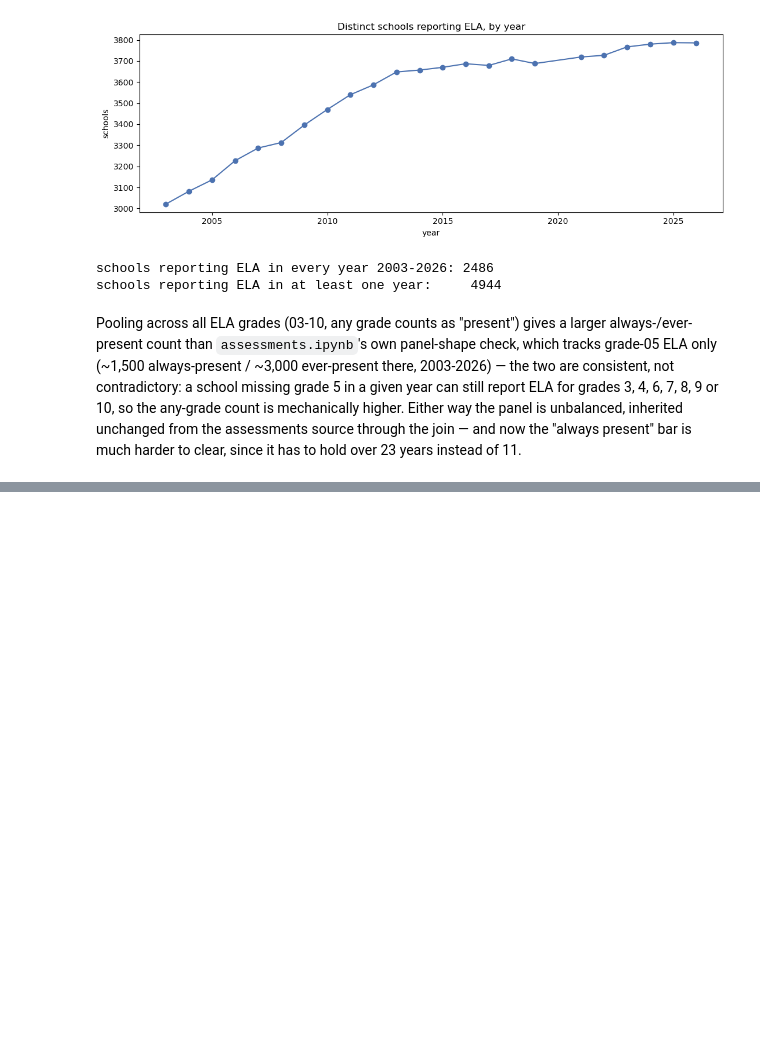
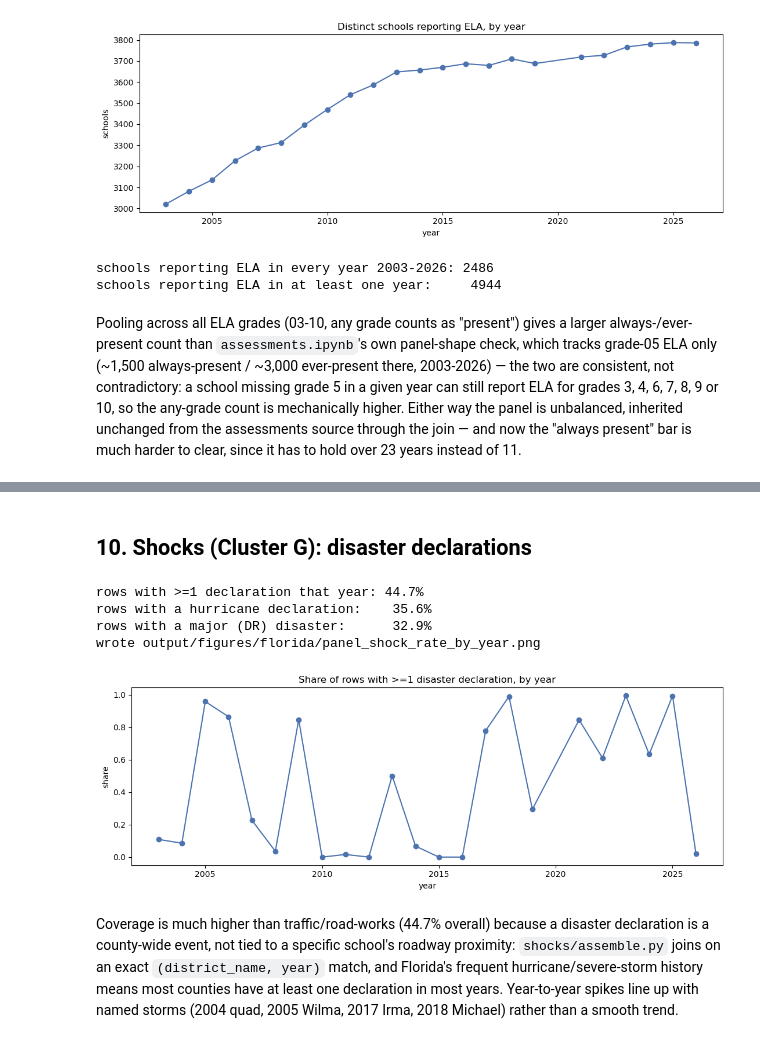
Before and after one commit to felixschulz385/noise-pollution, a Jupyter notebook: output/notebooks/florida/descriptive_statistics.ipynb, the cells around one changed output, grey strips where cells are left out. Saved outputs shown, nothing was run; the diff lists cells and outputs as text; code cells hidden in the pictures; blank space fills up the shorter version.

```diff
--- a/output/notebooks/florida/descriptive_statistics.ipynb
+++ b/output/notebooks/florida/descriptive_statistics.ipynb
@@ -408,3 +489,30 @@ it has to hold over 23 years instead of 11.
+# %% [markdown]
+## 10. Shocks (Cluster G): disaster declarations
+# %%
+shock_rate = (panel["shock_n_declarations"] > 0).mean()
+hurricane_rate = (panel["shock_n_hurricane_declarations"] > 0).mean()
+major_rate = panel["shock_any_major_disaster"].mean()
+print(f"rows with >=1 declaration that year: {shock_rate:.1%}")
+print(f"rows with a hurricane declaration:    {hurricane_rate:.1%}")
+print(f"rows with a major (DR) disaster:      {major_rate:.1%}")
+
+rate_by_year = panel.groupby("year")["shock_n_declarations"].apply(lambda s: (s > 0).mean())
+fig, ax = plt.subplots(figsize=(11, 4))
+rate_by_year.plot(ax=ax, marker="o", color="#4c72b0")
+ax.set_title("Share of rows with >=1 disaster declaration, by year")
+ax.set_xlabel("year")
+ax.set_ylabel("share")
+fig.tight_layout()
+savefig(fig, "panel_shock_rate_by_year.png")
+plt.show()
+# %% [output]
+rows with >=1 declaration that year: 44.7%
+rows with a hurricane declaration:    35.6%
+rows with a major (DR) disaster:      32.9%
+wrote output/figures/florida/panel_shock_rate_by_year.png
+[figure, added]
+# %% [markdown]
+Coverage is much higher than traffic/road-works (44.7% overall) because a disaster declaration is a county-wide event, not tied to a specific school's roadway proximity: `shocks/assemble.py` joins on an exact `(district_name, year)` match, and Florida's frequent hurricane/severe-storm history means most counties have at least one declaration in most years. Year-to-year spikes line up with named storms (2004 quad, 2005 Wilma, 2017 Irma, 2018 Michael) rather than a smooth trend.
 # %% [markdown]
 ## Summary
 
```
Also changed, not shown: parts of 10 cells of this notebook, 15 other files.
